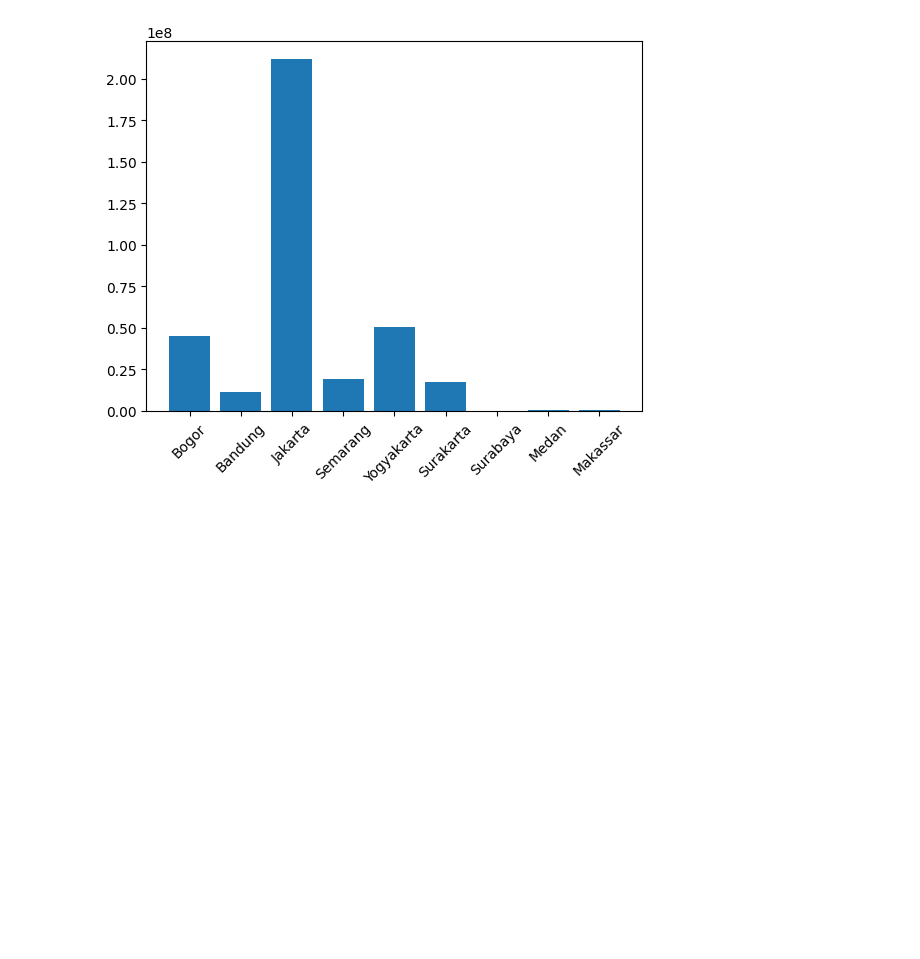
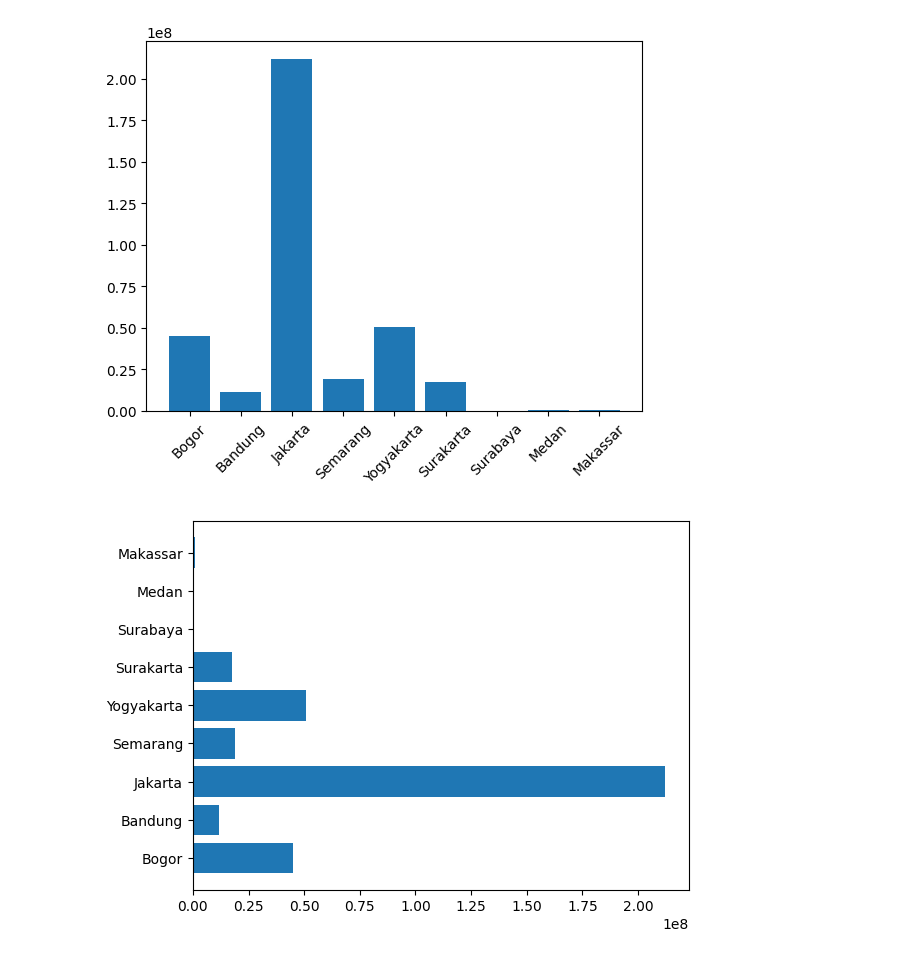
Before and after one commit to Bayhaqieee/AI, a Jupyter notebook: Bangkit/Data Analysis/data_visualization.ipynb, the cells around one changed output. Drawn from its saved outputs; the diff is of its cells as text; code cells hidden in the pictures; blank space fills up the shorter version.

Commit message:
Bangkit - Data Visualization Using Pandas

```diff
--- a/Bangkit/Data Analysis/data_visualization.ipynb
+++ b/Bangkit/Data Analysis/data_visualization.ipynb
@@ -17,3 +18,8 @@ plt.xticks(rotation=45)
 plt.show()
 # %% [output]
 [figure]
+# %%
+plt.barh(y=cities, width=populations)
+plt.show()
+# %% [output]
+[figure, added]
```
Also changed, not shown: parts of 5 cells of this notebook.
